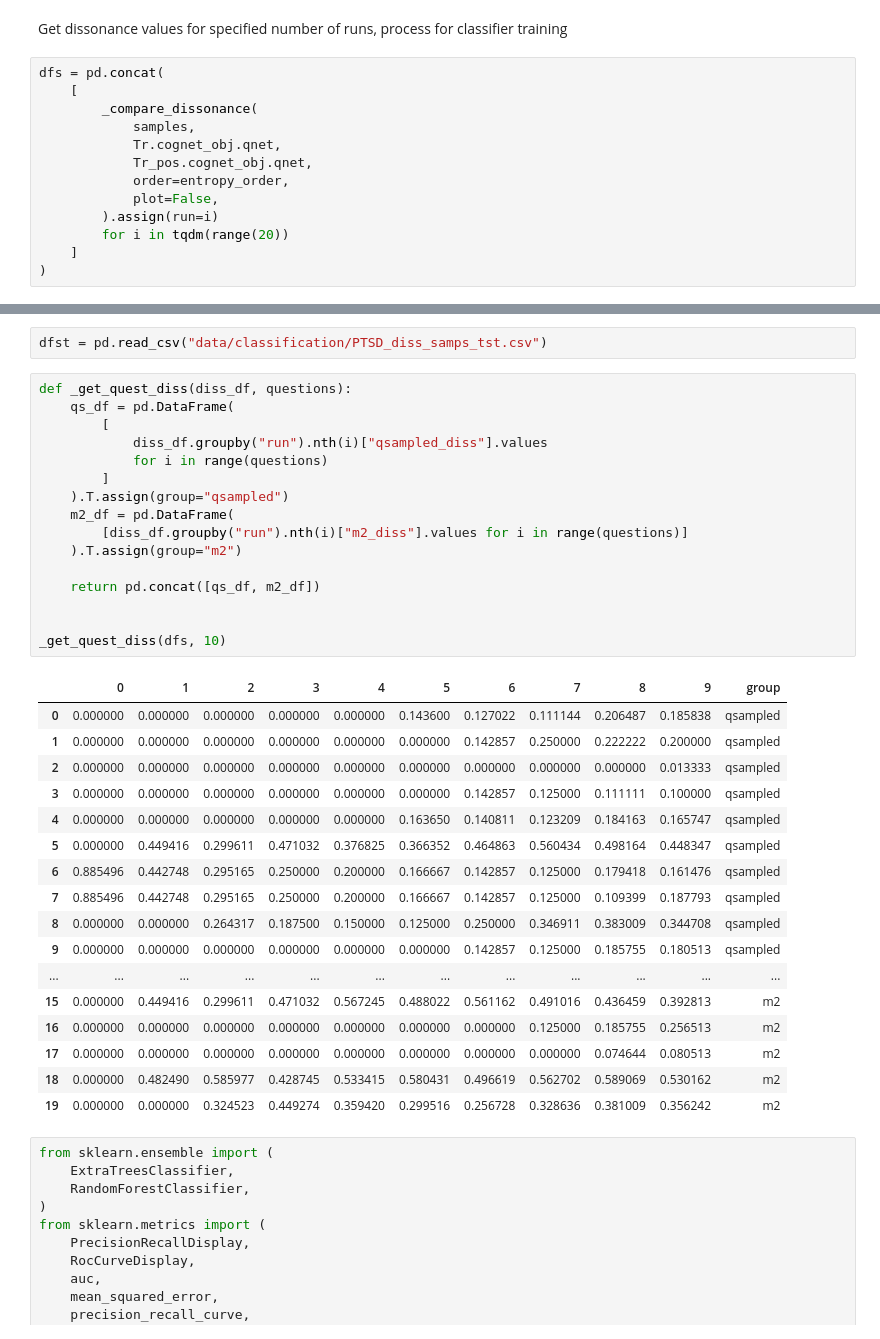
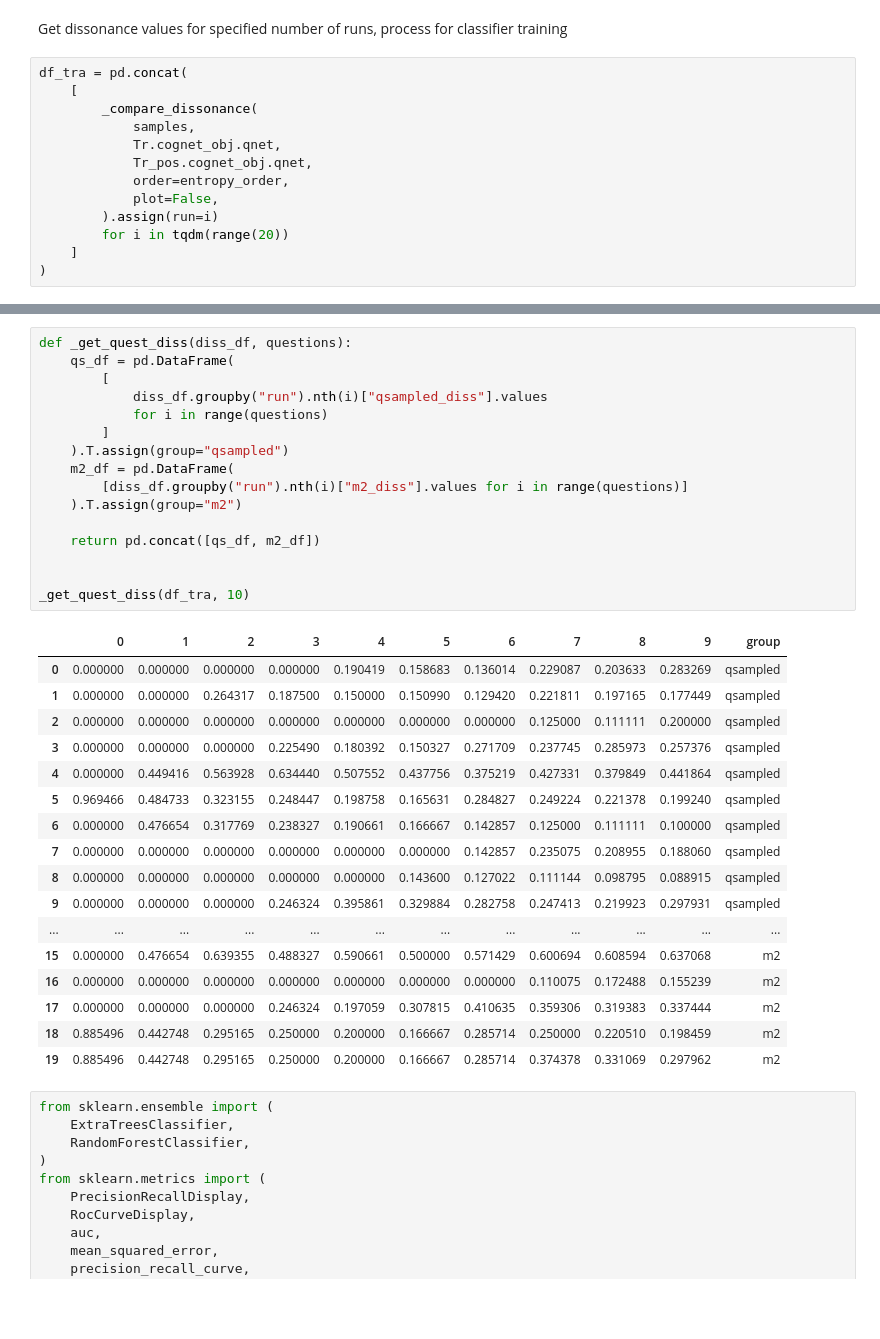
Before and after one commit to zeroknowledgediscovery/truthnet, a Jupyter notebook: notebooks/examples_testing.ipynb, the cells around one changed output, grey strips where cells are left out. Saved outputs shown, nothing was run; the diff lists cells and outputs as text; blank space fills up the shorter version.

```diff
--- a/notebooks/examples_testing.ipynb
+++ b/notebooks/examples_testing.ipynb
@@ -265,7 +298,7 @@ tick pos=left,
 # %% [markdown]
 Get dissonance values for specified number of runs, process for classifier training
 # %%
-dfs = pd.concat(
+df_tra = pd.concat(
     [
         _compare_dissonance(
             samples,
@@ -318,42 +323,40 @@ dfst = pd.concat(
         for i in range(5)
     ]
 )
-# %%
-dfst = pd.read_csv("data/classification/PTSD_diss_samps_tst.csv")
 # %%
 def _get_quest_diss(diss_df, questions):
     qs_df = pd.DataFrame(
         [
             diss_df.groupby("run").nth(i)["qsampled_diss"].values
             for i in range(questions)
         ]
     ).T.assign(group="qsampled")
     m2_df = pd.DataFrame(
         [diss_df.groupby("run").nth(i)["m2_diss"].values for i in range(questions)]
     ).T.assign(group="m2")
 
     return pd.concat([qs_df, m2_df])
 
 
-_get_quest_diss(dfs, 10)
+_get_quest_diss(df_tra, 10)
 # %% [output]
 |  | 0 | 1 | 2 | 3 | 4 | 5 | 6 | 7 | 8 | 9 | group |
-| 0 | 0.000000 | 0.000000 | 0.000000 | 0.000000 | 0.000000 | 0.143600 | 0.127022 | 0.111144 | 0.206487 | 0.185838 | qsampled |
-| 1 | 0.000000 | 0.000000 | 0.000000 | 0.000000 | 0.000000 | 0.000000 | 0.142857 | 0.250000 | 0.222222 | 0.200000 | qsampled |
-| 2 | 0.000000 | 0.000000 | 0.000000 | 0.000000 | 0.000000 | 0.000000 | 0.000000 | 0.000000 | 0.000000 | 0.013333 | qsampled |
-| 3 | 0.000000 | 0.000000 | 0.000000 | 0.000000 | 0.000000 | 0.000000 | 0.142857 | 0.125000 | 0.111111 | 0.100000 | qsampled |
-| 4 | 0.000000 | 0.000000 | 0.000000 | 0.000000 | 0.000000 | 0.163650 | 0.140811 | 0.123209 | 0.184163 | 0.165747 | qsampled |
-| 5 | 0.000000 | 0.449416 | 0.299611 | 0.471032 | 0.376825 | 0.366352 | 0.464863 | 0.560434 | 0.498164 | 0.448347 | qsampled |
-| 6 | 0.885496 | 0.442748 | 0.295165 | 0.250000 | 0.200000 | 0.166667 | 0.142857 | 0.125000 | 0.179418 | 0.161476 | qsampled |
-| 7 | 0.885496 | 0.442748 | 0.295165 | 0.250000 | 0.200000 | 0.166667 | 0.142857 | 0.125000 | 0.109399 | 0.187793 | qsampled |
-| 8 | 0.000000 | 0.000000 | 0.264317 | 0.187500 | 0.150000 | 0.125000 | 0.250000 | 0.346911 | 0.383009 | 0.344708 | qsampled |
-| 9 | 0.000000 | 0.000000 | 0.000000 | 0.000000 | 0.000000 | 0.000000 | 0.142857 | 0.125000 | 0.185755 | 0.180513 | qsampled |
+| 0 | 0.000000 | 0.000000 | 0.000000 | 0.000000 | 0.190419 | 0.158683 | 0.136014 | 0.229087 | 0.203633 | 0.283269 | qsampled |
+| 1 | 0.000000 | 0.000000 | 0.264317 | 0.187500 | 0.150000 | 0.150990 | 0.129420 | 0.221811 | 0.197165 | 0.177449 | qsampled |
+| 2 | 0.000000 | 0.000000 | 0.000000 | 0.000000 | 0.000000 | 0.000000 | 0.000000 | 0.125000 | 0.111111 | 0.200000 | qsampled |
+| 3 | 0.000000 | 0.000000 | 0.000000 | 0.225490 | 0.180392 | 0.150327 | 0.271709 | 0.237745 | 0.285973 | 0.257376 | qsampled |
+| 4 | 0.000000 | 0.449416 | 0.563928 | 0.634440 | 0.507552 | 0.437756 | 0.375219 | 0.427331 | 0.379849 | 0.441864 | qsampled |
+| 5 | 0.969466 | 0.484733 | 0.323155 | 0.248447 | 0.198758 | 0.165631 | 0.284827 | 0.249224 | 0.221378 | 0.199240 | qsampled |
+| 6 | 0.000000 | 0.476654 | 0.317769 | 0.238327 | 0.190661 | 0.166667 | 0.142857 | 0.125000 | 0.111111 | 0.100000 | qsampled |
+| 7 | 0.000000 | 0.000000 | 0.000000 | 0.000000 | 0.000000 | 0.000000 | 0.142857 | 0.235075 | 0.208955 | 0.188060 | qsampled |
+| 8 | 0.000000 | 0.000000 | 0.000000 | 0.000000 | 0.000000 | 0.143600 | 0.127022 | 0.111144 | 0.098795 | 0.088915 | qsampled |
+| 9 | 0.000000 | 0.000000 | 0.000000 | 0.246324 | 0.395861 | 0.329884 | 0.282758 | 0.247413 | 0.219923 | 0.297931 | qsampled |
 | ... | ... | ... | ... | ... | ... | ... | ... | ... | ... | ... | ... |
-| 15 | 0.000000 | 0.449416 | 0.299611 | 0.471032 | 0.567245 | 0.488022 | 0.561162 | 0.491016 | 0.436459 | 0.392813 | m2 |
-| 16 | 0.000000 | 0.000000 | 0.000000 | 0.000000 | 0.000000 | 0.000000 | 0.000000 | 0.125000 | 0.185755 | 0.256513 | m2 |
-| 17 | 0.000000 | 0.000000 | 0.000000 | 0.000000 | 0.000000 | 0.000000 | 0.000000 | 0.000000 | 0.074644 | 0.080513 | m2 |
-| 18 | 0.000000 | 0.482490 | 0.585977 | 0.428745 | 0.533415 | 0.580431 | 0.496619 | 0.562702 | 0.589069 | 0.530162 | m2 |
-| 19 | 0.000000 | 0.000000 | 0.324523 | 0.449274 | 0.359420 | 0.299516 | 0.256728 | 0.328636 | 0.381009 | 0.356242 | m2 |
+| 15 | 0.000000 | 0.476654 | 0.639355 | 0.488327 | 0.590661 | 0.500000 | 0.571429 | 0.600694 | 0.608594 | 0.637068 | m2 |
+| 16 | 0.000000 | 0.000000 | 0.000000 | 0.000000 | 0.000000 | 0.000000 | 0.000000 | 0.110075 | 0.172488 | 0.155239 | m2 |
+| 17 | 0.000000 | 0.000000 | 0.000000 | 0.246324 | 0.197059 | 0.307815 | 0.410635 | 0.359306 | 0.319383 | 0.337444 | m2 |
+| 18 | 0.885496 | 0.442748 | 0.295165 | 0.250000 | 0.200000 | 0.166667 | 0.285714 | 0.250000 | 0.220510 | 0.198459 | m2 |
+| 19 | 0.885496 | 0.442748 | 0.295165 | 0.250000 | 0.200000 | 0.166667 | 0.285714 | 0.374378 | 0.331069 | 0.297962 | m2 |
 # %%
 from sklearn.ensemble import (
     ExtraTreesClassifier,
```
Also changed, not shown: parts of 15 cells of this notebook, 2 other files.
